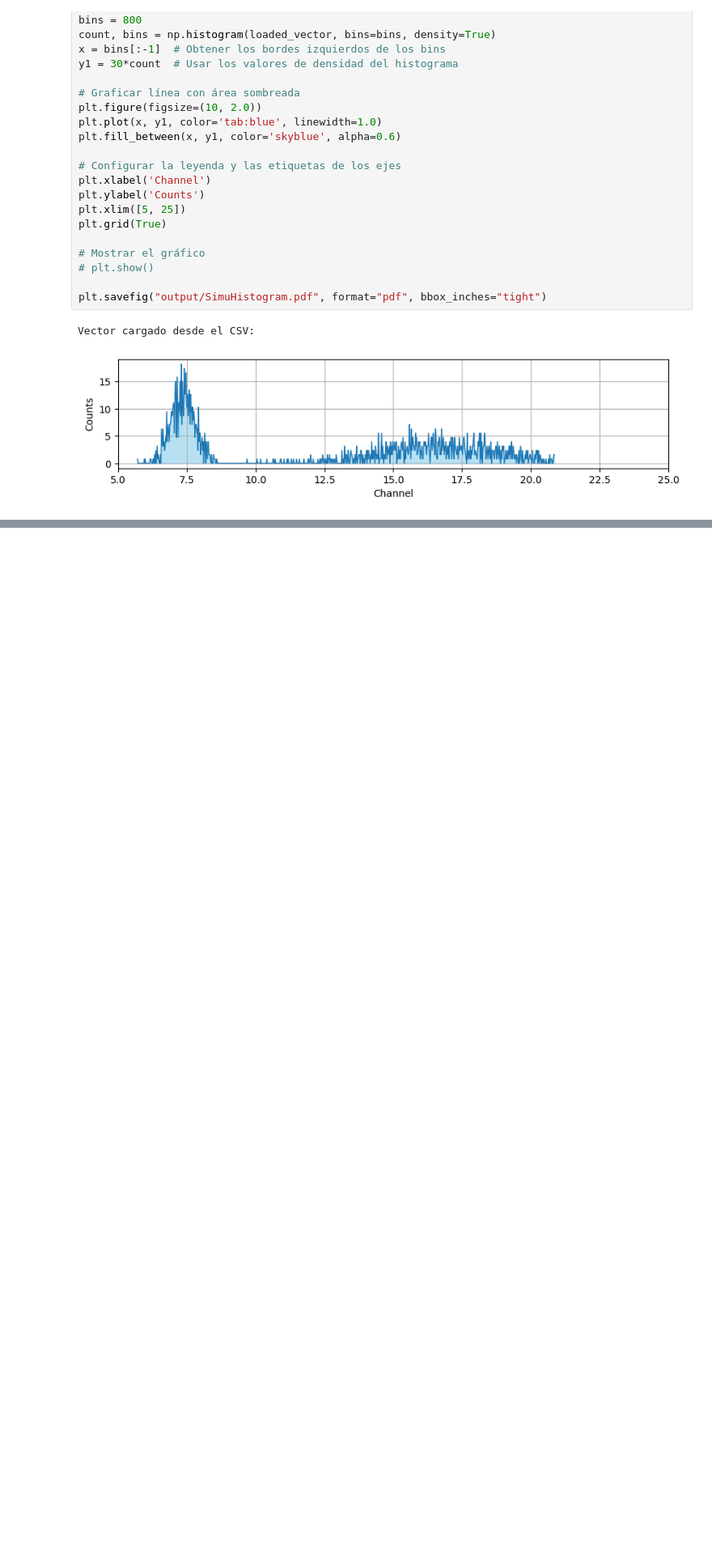
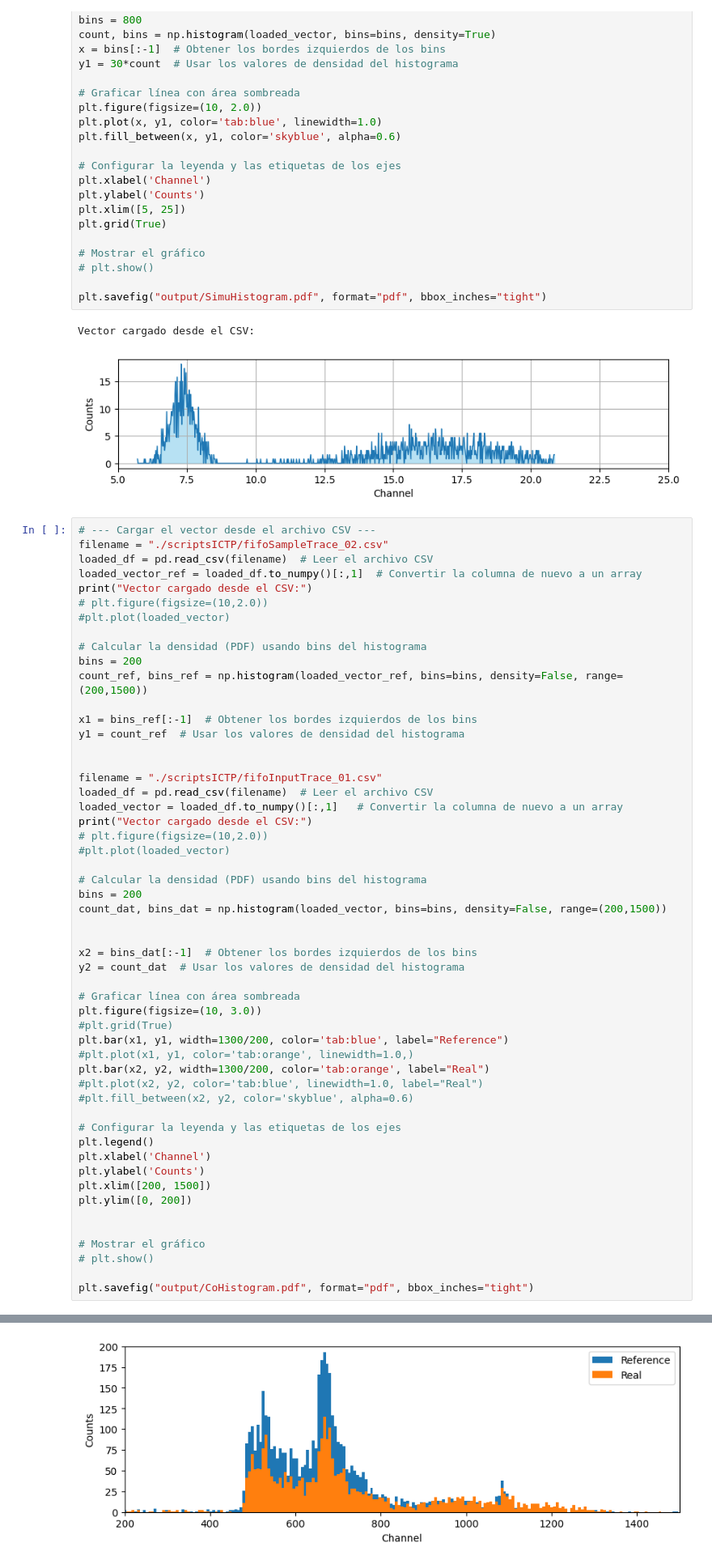
Before and after one commit to fabioc9675/TrapezoidalShaper_Prj, a Jupyter notebook: Notebooks/ILA_process_HR.ipynb, the cells around one changed output, grey strips where cells are left out. Shown: that part at 81% size. Drawn from its saved outputs; the diff is of its cells as text; blank space fills up the shorter version.

Commit message:
Creation of histogram for ICTP

```diff
--- a/Notebooks/ILA_process_HR.ipynb
+++ b/Notebooks/ILA_process_HR.ipynb
@@ -729,3 +731,57 @@ plt.savefig("output/SimuHistogram.pdf", format="pdf", bbox_inches="tight")
 # %% [output]
 Vector cargado desde el CSV:
 [figure]
+# %%
+# --- Cargar el vector desde el archivo CSV ---
+filename = "./scriptsICTP/fifoSampleTrace_02.csv"
+loaded_df = pd.read_csv(filename)  # Leer el archivo CSV
+loaded_vector_ref = loaded_df.to_numpy()[:,1]  # Convertir la columna de nuevo a un array
+print("Vector cargado desde el CSV:")
+# plt.figure(figsize=(10,2.0))
+#plt.plot(loaded_vector)
+
+# Calcular la densidad (PDF) usando bins del histograma
+bins = 200
+count_ref, bins_ref = np.histogram(loaded_vector_ref, bins=bins, density=False, range=(200,1500))
+
+x1 = bins_ref[:-1]  # Obtener los bordes izquierdos de los bins
+y1 = count_ref  # Usar los valores de densidad del histograma
+
+
+filename = "./scriptsICTP/fifoInputTrace_01.csv"
+loaded_df = pd.read_csv(filename)  # Leer el archivo CSV
+loaded_vector = loaded_df.to_numpy()[:,1]   # Convertir la columna de nuevo a un array
+print("Vector cargado desde el CSV:")
+# plt.figure(figsize=(10,2.0))
+#plt.plot(loaded_vector)
+
+# Calcular la densidad (PDF) usando bins del histograma
+bins = 200
+count_dat, bins_dat = np.histogram(loaded_vector, bins=bins, density=False, range=(200,1500))
+
+
+x2 = bins_dat[:-1]  # Obtener los bordes izquierdos de los bins
+y2 = count_dat  # Usar los valores de densidad del histograma
+
+# Graficar línea con área sombreada
+plt.figure(figsize=(10, 3.0))
+#plt.grid(True)
+plt.bar(x1, y1, width=1300/200, color='tab:blue', label="Reference")
+#plt.plot(x1, y1, color='tab:orange', linewidth=1.0,)
+plt.bar(x2, y2, width=1300/200, color='tab:orange', label="Real")
+#plt.plot(x2, y2, color='tab:blue', linewidth=1.0, label="Real")
+#plt.fill_between(x2, y2, color='skyblue', alpha=0.6)
+
+# Configurar la leyenda y las etiquetas de los ejes
+plt.legend()
+plt.xlabel('Channel')
+plt.ylabel('Counts')
+plt.xlim([200, 1500])
+plt.ylim([0, 200])
+
+
+# Mostrar el gráfico
+# plt.show()
+
+plt.savefig("output/CoHistogram.pdf", format="pdf", bbox_inches="tight")
+# %% [output]
@@ -731,0 +790 @@ Vector cargado desde el CSV:
+[figure, added]
```
Also changed, not shown: parts of 2 cells of this notebook, 1 other file.
